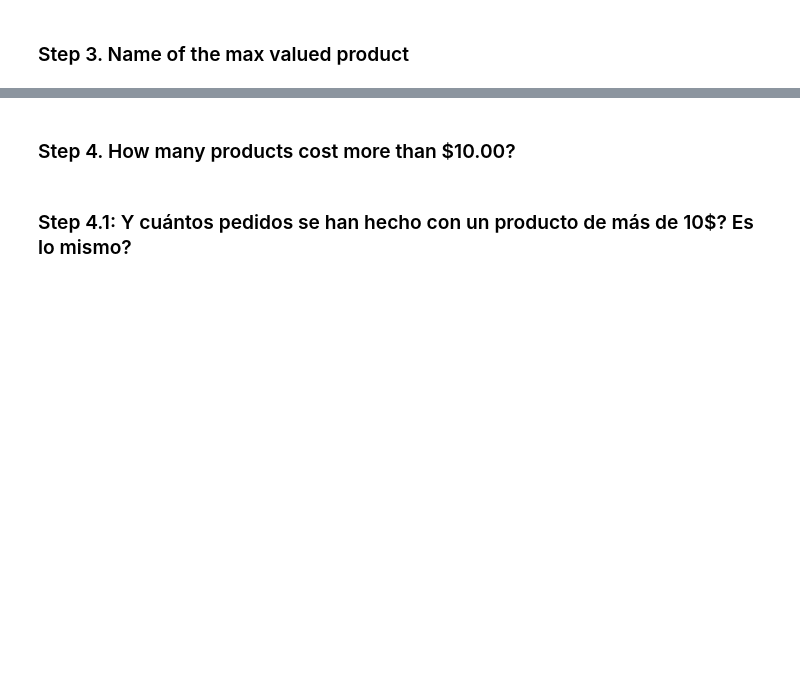
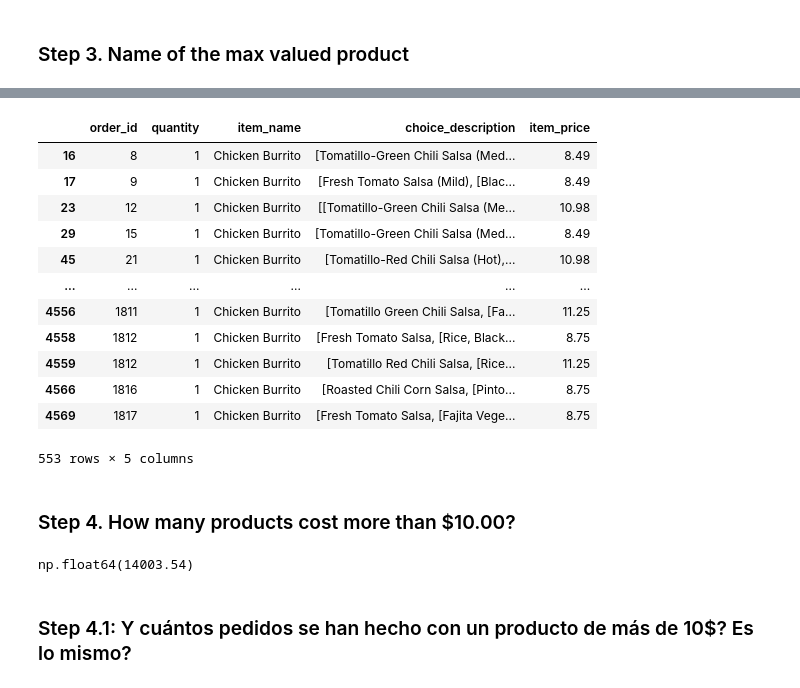
Before and after one commit to hegoithebridge/2503_dsft_thebridge, a Jupyter notebook: 2-Data_Analysis/2-Pandas/Practica/1-Chipotle/Chipotle.ipynb, the cells around one changed output, grey strips where cells are left out. Cells and saved outputs as stored; diff of their text form; code cells hidden in the pictures; blank space fills up the shorter version.

Commit message:
tips chipotle

```diff
--- a/2-Data_Analysis/2-Pandas/Practica/1-Chipotle/Chipotle.ipynb
+++ b/2-Data_Analysis/2-Pandas/Practica/1-Chipotle/Chipotle.ipynb
@@ -17,0 +47,3 @@ chipo
+# %%
+chipo["item_price"]= chipo["item_price"].str.replace("$","").astype(float)
+chipo.info()
@@ -18,5 +119,25 @@ chipo
+# %%
+chipo[chipo["item_name"]=="Chicken Burrito"]
+# %% [output]
+|  | order_id | quantity | item_name | choice_description | item_price |
+| 16 | 8 | 1 | Chicken Burrito | [Tomatillo-Green Chili Salsa (Med... | 8.49 |
+| 17 | 9 | 1 | Chicken Burrito | [Fresh Tomato Salsa (Mild), [Blac... | 8.49 |
+| 23 | 12 | 1 | Chicken Burrito | [[Tomatillo-Green Chili Salsa (Me... | 10.98 |
+| 29 | 15 | 1 | Chicken Burrito | [Tomatillo-Green Chili Salsa (Med... | 8.49 |
+| 45 | 21 | 1 | Chicken Burrito | [Tomatillo-Red Chili Salsa (Hot),... | 10.98 |
+| ... | ... | ... | ... | ... | ... |
+| 4556 | 1811 | 1 | Chicken Burrito | [Tomatillo Green Chili Salsa, [Fa... | 11.25 |
+| 4558 | 1812 | 1 | Chicken Burrito | [Fresh Tomato Salsa, [Rice, Black... | 8.75 |
+| 4559 | 1812 | 1 | Chicken Burrito | [Tomatillo Red Chili Salsa, [Rice... | 11.25 |
+| 4566 | 1816 | 1 | Chicken Burrito | [Roasted Chili Corn Salsa, [Pinto... | 8.75 |
+| 4569 | 1817 | 1 | Chicken Burrito | [Fresh Tomato Salsa, [Fajita Vege... | 8.75 |
+553 rows × 5 columns
 # %% [markdown]
 ### Step 4. How many products cost more than $10.00?
+# %%
+chipo[chipo["item_price"]>10]["item_price"].sum()
+# %% [output]
+np.float64(14003.54)
 # %% [markdown]
 ### Step 4.1: Y cuántos pedidos se han hecho con un producto de más de 10$? Es lo mismo?
 # %% [markdown]
```
Also changed, not shown: parts of 7 cells of this notebook.
